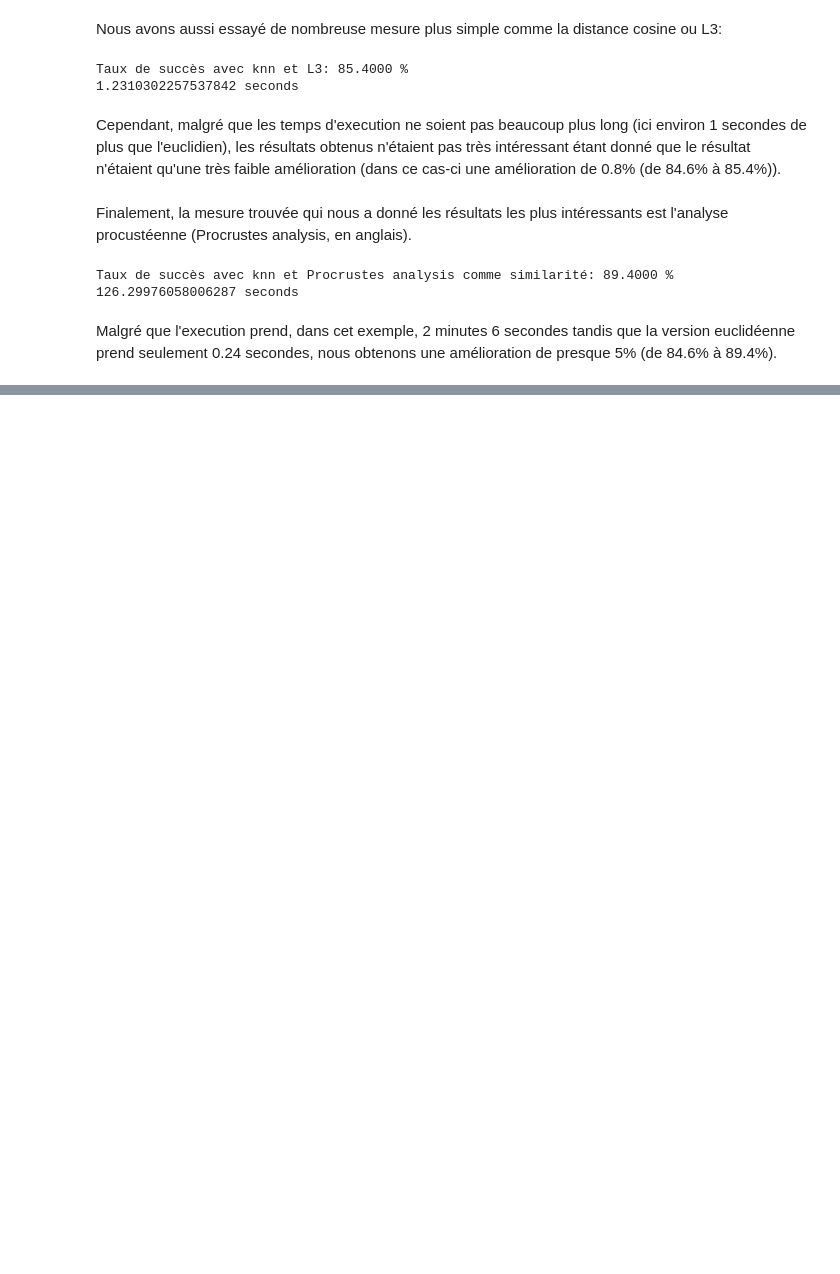
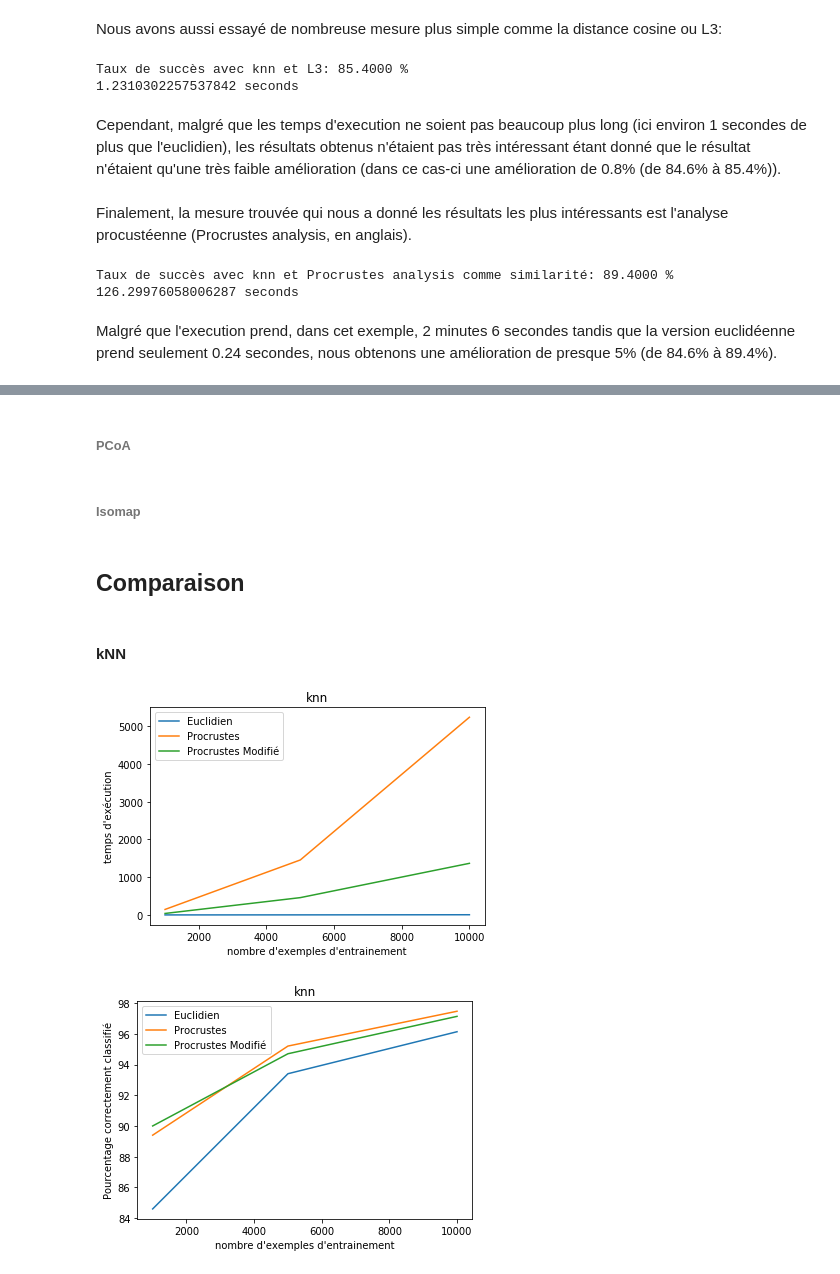
Before and after one commit to felixadam/ift3700_tp1, a Jupyter notebook: Rapport-Travail1.ipynb, the cells around one changed output, grey strips where cells are left out. Drawn from its saved outputs; the diff is of its cells as text; code cells hidden in the pictures; blank space fills up the shorter version.

```diff
--- a/Rapport-Travail1.ipynb
+++ b/Rapport-Travail1.ipynb
@@ -233,0 +1271,20 @@ Malgré que l'execution prend, dans cet exemple, 2 minutes 6 secondes tandis que
+# %%
+kmedoids_procm_results =[]
+kmedoids_procm_times = []
+
+for i in range(len(multiple_train_data)):
+
+    start = time.time()
+    kmedoids_procm = KMedoids(n_clusters=10,distance_metric=procrustes_matrix_modified, random_state=None, procrustes_type='modified')
+    kmedoids_procm.fit(multiple_train_data[i])
+    result_kmedoids_procm = kmedoids_procm.score(multiple_test_data[i], multiple_test_label[i])
+    end = time.time()
+    duration = end-start
+
+    kmedoids_procm_results.append(result_kmedoids_procm*100)
+    kmedoids_procm_times.append(duration)
+
+    print('Avec '+str(multiple_train_data[i].shape[0])+' exemples et '+str(multiple_test_data[i].shape[0])+' test examples')
+    print("Taux de succès avec k-medoids et Procrustes modifié: %.4f %%" % (result_kmedoids_eu * 100.0))
+    print(duration, 'seconds')
+    print()
@@ -233,0 +1303,30 @@ Malgré que l'execution prend, dans cet exemple, 2 minutes 6 secondes tandis que
+# %% [markdown]
+###### PCoA
+# %% [markdown]
+###### Isomap
+# %% [markdown]
+## Comparaison
+# %%
+nb_exemples = []
+for i in range(len(training_size)):
+    nb_exemples.append(60000-training_size[i] + 1)
+
+
+def compare_plot(eu_list,proc_list,procm_list, y_label, title):
+    # compare graphiquement la performance ou le temps d'exécution des trois mesures
+    plt.plot(nb_exemples,eu_list,label='Euclidien')
+    plt.plot(nb_exemples,proc_list,label='Procrustes')
+    plt.plot(nb_exemples,procm_list,label='Procrustes Modifié')
+    plt.xlabel("nombre d'exemples d'entrainement")
+    plt.ylabel(y_label)
+    plt.legend(loc='best')
+    plt.title(title)
+    plt.show()
+# %% [markdown]
+#### kNN
+# %%
+compare_plot(knn_eu_times, knn_proc_times, knn_procm_times,"temps d'exécution", 'knn')
+compare_plot(knn_eu_results , knn_proc_results, knn_procm_results ,"Pourcentage correctement classifié", 'knn')
+# %% [output]
+[figure, added]
+[figure, added]
```
Also changed, not shown: parts of 53 cells of this notebook.
